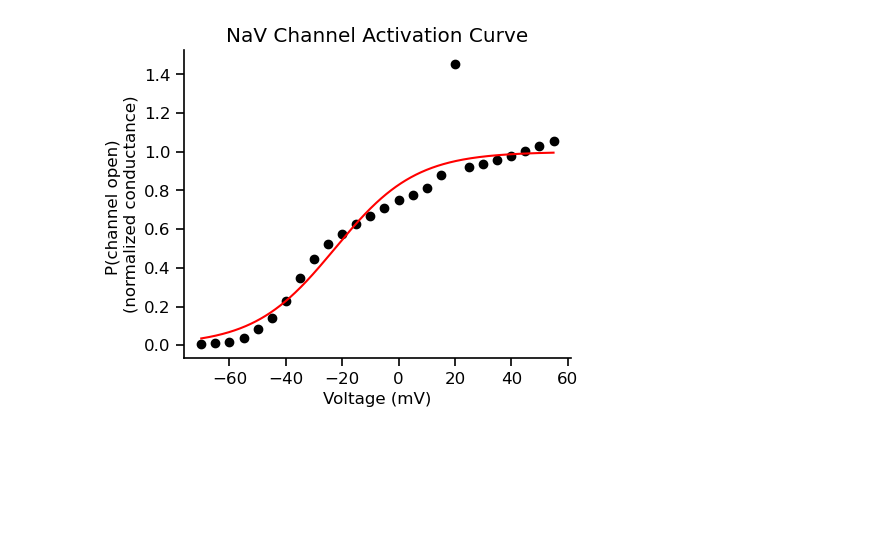
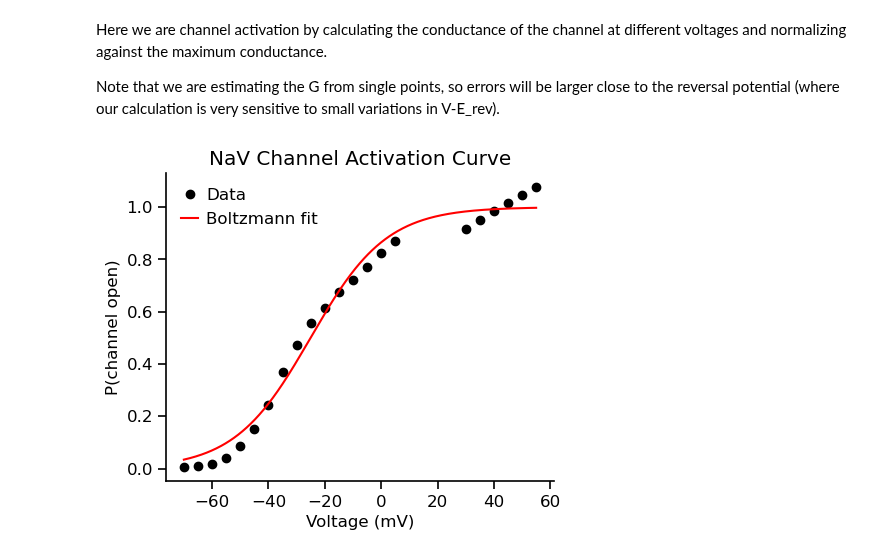
Before and after one commit to argalloni/CSHL_IonChannels2025, a Jupyter notebook: CSHL 1 - Na IVcurve.ipynb, the cells around one changed output. Drawn from its saved outputs; the diff is of its cells as text; code cells hidden in the pictures; blank space fills up the shorter version.

Commit message:
cleaned up Na_channel notebooks

```diff
--- a/CSHL 1 - Na IVcurve.ipynb
+++ b/CSHL 1 - Na IVcurve.ipynb
@@ -122,8 +102,11 @@ plot_traces(time_in_window, current_traces, voltage_traces, marker_1, marker_2)
 # %%
-start_time = marker_1 # milliseconds
-end_time = marker_2 # milliseconds
 measurement_type = 'peak' # Options: 'mean', 'max', 'min', 'peak'
 
-voltage_steps, current_steps = get_step_measurements(sweeps, sweeps_time, start_time, end_time, sampling_freq, measurement_type)
+voltage_steps, current_steps = get_step_measurements(sweeps, sweeps_time,
+                                                     start_time=marker_1,
+                                                     end_time=marker_2,
+                                                     sampling_freq=sampling_freq,
+                                                     measurement_type=measurement_type)
 
-plot_IV(voltage_steps, current_steps, xlabel_coords=(0.95,0.25), ylabel_coords=(0.4,0.6))
+ax = plot_IV(voltage_steps, current_steps, xlabel_coords=(0.95,0.25), ylabel_coords=(0.4,0.6))
+plt.show()
@@ -136,15 +119,19 @@ plot_IV(voltage_steps, current_steps, xlabel_coords=(0.95,0.25), ylabel_coords=(
 # %%
-points_start = 17
-points_end = -1
+# Here it is important to select a range of points in the "linear" part of the IV curve, where the Na channels are open.
+points_start = 15
+points_end = -1  # (-1 here means the last point in the array)
 
+
+# Fit a line to the points
 ax = plot_IV(voltage_steps, current_steps, xlabel_coords=(0.95,0.4), ylabel_coords=(0.6,0.7))
-
 from scipy.stats import linregress
 voltage_steps_to_fit = voltage_steps[points_start:points_end]
 current_steps_to_fit = current_steps[points_start:points_end]
 slope, intercept, r_value, p_value, std_err = linregress(voltage_steps_to_fit, current_steps_to_fit)
 ax.plot(voltage_steps[7:], slope * voltage_steps[7:] + intercept, linestyle='--', color='r', label='Fit', linewidth=2)
-print(f"Resistance = {1/slope * 1000:.3f} MOhm")
+
+print(f"G = slope = {slope:.3f} nS")
+print(f"Resistance = 1/slope = {1/slope * 1000:.3f} MOhm")
 
 # Find the intercept on the x-axis (where current is zero)
 V_rev = -intercept / slope
@@ -160,34 +148,46 @@ Reversal potential: 17.298 mV
 
 <img src="images/Na_IV_activation_analysis.png" width="600">
+# %% [markdown]
+Here we are channel activation by calculating the conductance of the channel at different voltages and normalizing against the maximum conductance.
+
+Note that we are estimating the G from single points, so errors will be larger close to the reversal potential (where our calculation is very sensitive to small variations in V-E_rev).
 # %%
 # Shift the values to the left so the reversal potential is at zero (i.e. curve passes through the origin)
 # Then the conductance can be calculated at each point
+
+# Remove the points within 5mv of the reversal potential
+# This is because the conductance is not well defined at the reversal potential
+delta_V = voltage_steps - V_rev
+mask = np.abs(delta_V) > 5
+voltage_steps = voltage_steps[mask]
+current_steps = current_steps[mask]
+
+# Calculate the conductance at each point
 G = current_steps / (voltage_steps - V_rev)
-
-# **Note that we are estimating the G from single points.
-# --> Errors will be larger close to the reversal potential, where the denominator is small.**
 
 # Now we normalize these conductances by the maximum value, i.e. the fully open channel conductance
 # G_max = np.max(G) # We could use the maximum value, but this measurement is a bit noisy
 G_max = slope # We can also use the slope of the linear fit (in the open part of the curve) as the maximum conductance
 G_norm = G / G_max
 
-# Finally we can fit the Boltzmann function to the data (sigmoidal curve)
+# Finally we can fit the Boltzmann function (sigmoidal curve) to the data
 from scipy.optimize import curve_fit
 def boltzmann(V, V_half, k):
     return 1 / (1 + np.exp((V_half - V) / k))
-popt, _ = curve_fit(boltzmann, voltage_steps, G_norm, p0=[-20, 5])
+k_guess = 5 # Initial guess for the slope parameter
+popt, _ = curve_fit(boltzmann, voltage_steps, G_norm, p0=[np.median(voltage_steps), k_guess])
 V_half_fit, k_fit = popt
 V_fit = np.linspace(np.min(voltage_steps), np.max(voltage_steps), 500)
 G_fit = boltzmann(V_fit, V_half_fit, k_fit)
 
 # Plot normalized data points & fitted curve
 fig, ax = plt.subplots(figsize=(5, 4))
 ax.plot(voltage_steps, G_norm, 'o', label='Data', color='black')
 ax.plot(V_fit, G_fit, '-', label='Boltzmann fit', color='red')
 ax.set_xlabel('Voltage (mV)')
-ax.set_ylabel('P(channel open) \n(normalized conductance)')
+ax.set_ylabel('P(channel open)')
 ax.set_title('NaV Channel Activation Curve')
+ax.legend(handlelength=1, loc='upper left', handletextpad=0.5)
 plt.show()
 # %% [output]
-[figure, old version]
+[figure, new version]
```
Also changed, not shown: parts of 19 cells of this notebook, 22 other files.
